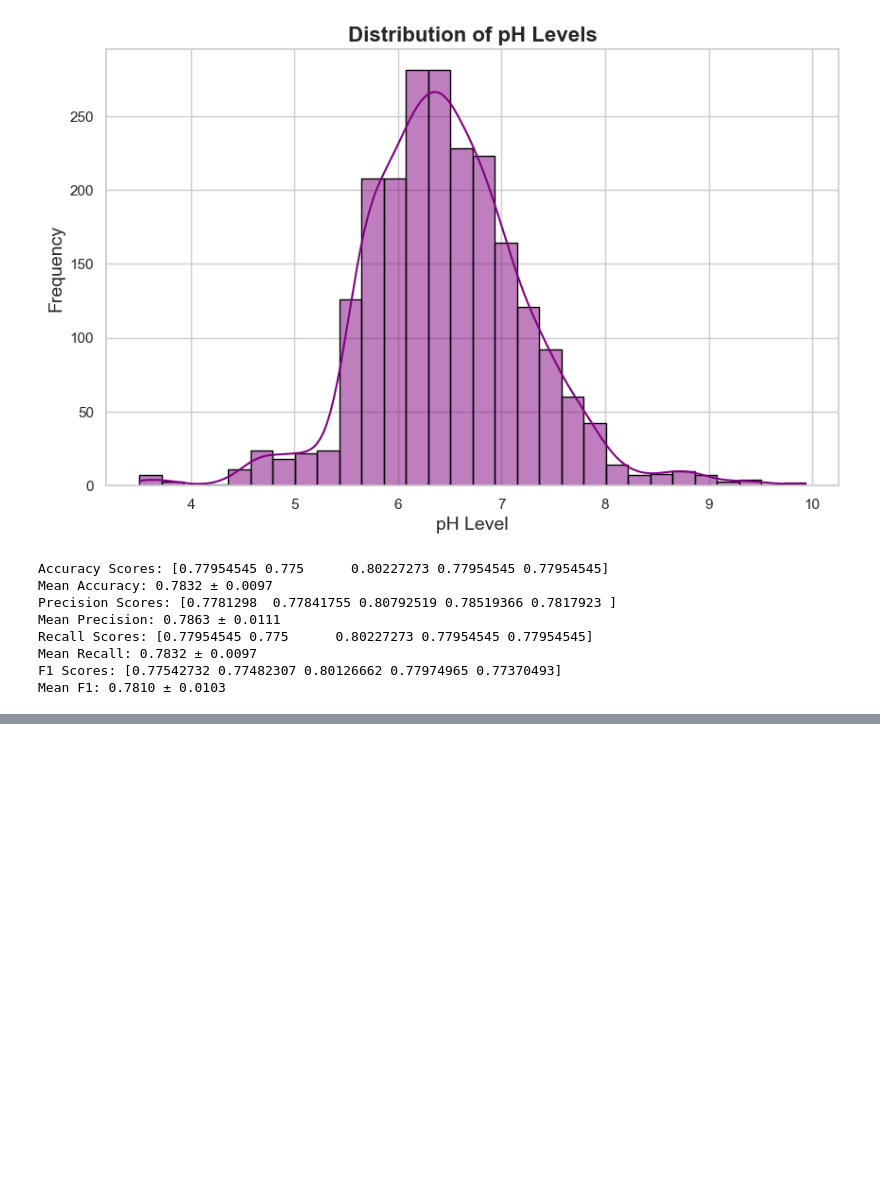
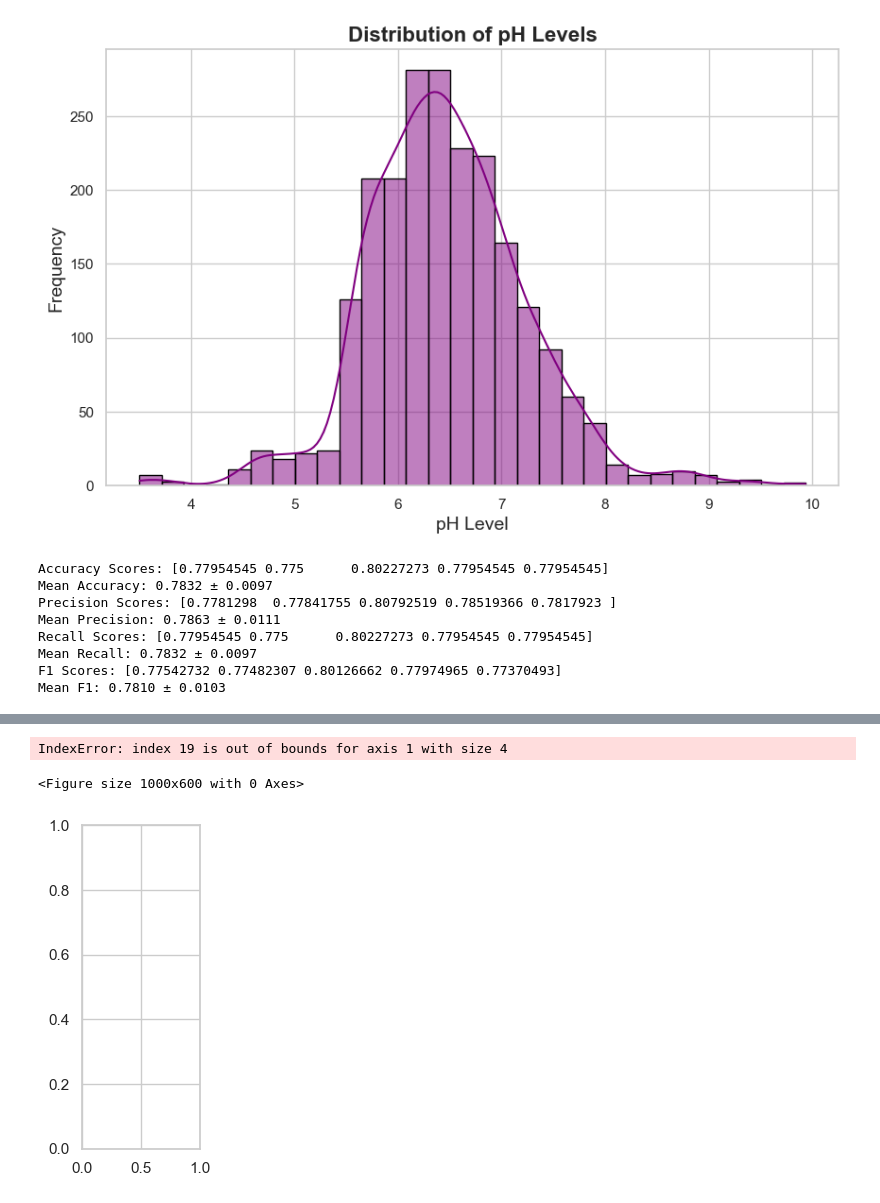
Before and after one commit to nawaz0x1/CropMate, a Jupyter notebook: notebook/EDA.ipynb, the cells around one changed output, grey strips where cells are left out. Saved outputs shown, nothing was run; the diff lists cells and outputs as text; code cells hidden in the pictures; blank space fills up the shorter version.

Commit message:
restructure training and analysis workflow with logging and error handling

```diff
--- a/notebook/EDA.ipynb
+++ b/notebook/EDA.ipynb
@@ -150 +167,19 @@ plt.show()
 [figure]
+# %%
+import shap
+import matplotlib.pyplot as plt
+from lightgbm import LGBMClassifier
+from sklearn.model_selection import train_test_split
+
+# Train-test split
+X_train, X_test, y_train, y_test = train_test_split(X, y, test_size=0.2, random_state=42)
+
+# Train the LGBM model
+model = LGBMClassifier()
+model.fit(X_train, y_train)
+
+# Create a SHAP explainer for the trained model
+explainer = shap.TreeExplainer(model)
+
+# Calculate SHAP values for the test set
+shap_values = explainer.shap_values(X_test)
@@ -150,0 +204,40 @@ plt.show()
+# %%
+import shap
+import matplotlib.pyplot as plt
+
+explainer = shap.TreeExplainer(
+    model,
+    data=X_test,
+    feature_perturbation="interventional",
+    model_output="probability",
+    feature_names=X_train.columns.tolist()
+)
+
+
+shap_explanations = explainer(
+    X_test,
+    check_additivity=False
+)
+
+if isinstance(shap_explanations, list):
+    shap_values_combined = np.mean(shap_explanations, axis=0)
+else:
+    shap_values_combined = shap_explanations
+
+plt.figure(figsize=(10, 6))
+shap.summary_plot(
+    shap_values_combined,
+    X_test,
+    plot_type="dot",
+    max_display=15,
+    show=False
+)
+
+plt.title("SHAP Swarm Plot", fontsize=14)
+plt.xlabel("SHAP Value")
+plt.gcf().tight_layout(rect=[0, 0.03, 1, 0.95])
+plt.show()
+# %% [output]
+IndexError: index 19 is out of bounds for axis 1 with size 4
+<Figure size 1000x600 with 0 Axes>
+[figure, added]
```
Also changed, not shown: parts of 3 cells of this notebook, 8 other files.
